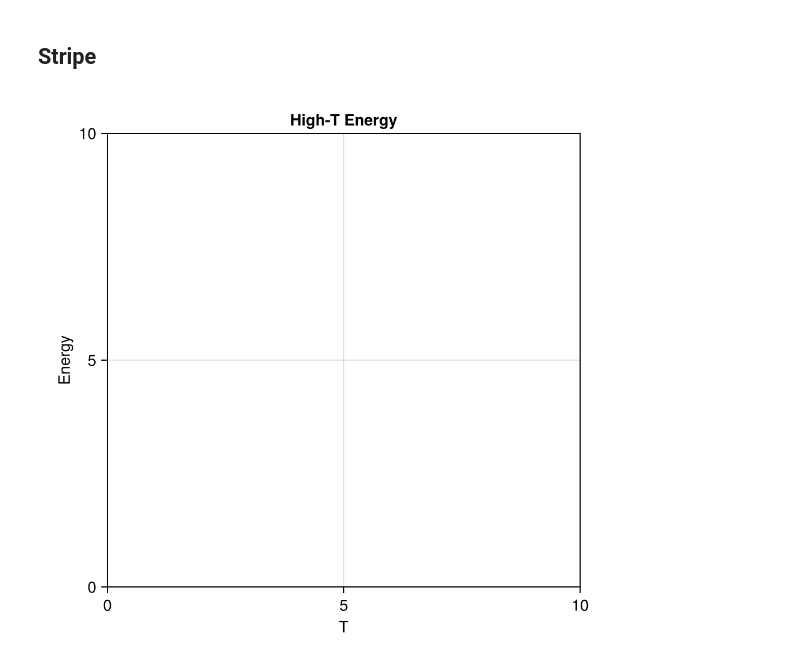
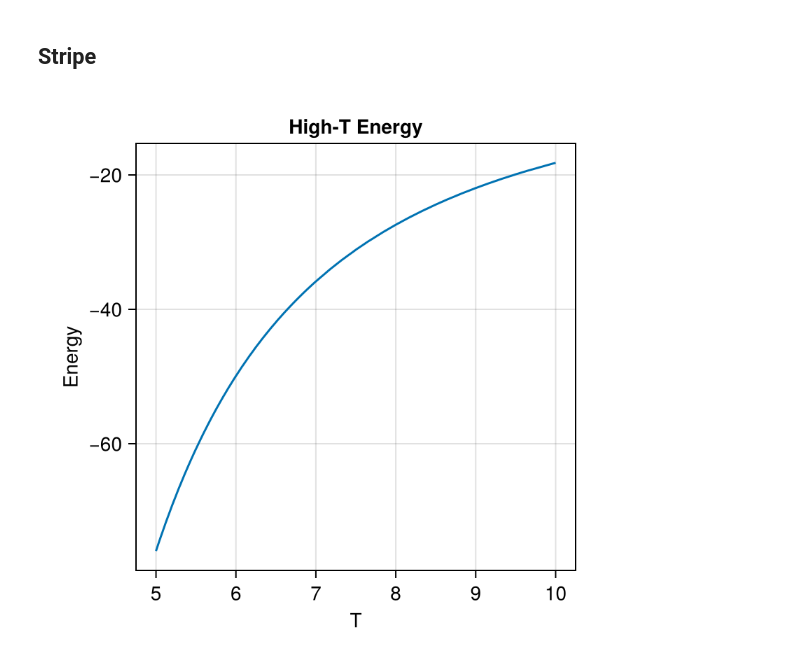
Before and after one commit to PatXue/WignerMolecule.jl, a Jupyter notebook: high-temp/plotting.ipynb, the cells around one changed output. Cells and saved outputs as stored; diff of their text form; code cells hidden in the pictures.

Commit message:
Correct getexpansion, add 1/n! and use -1/T

```diff
--- a/high-temp/plotting.ipynb
+++ b/high-temp/plotting.ipynb
@@ -32,7 +32,7 @@ returns closure accepting T
 function getexpansion(name, ord)
     all_data = load("expectations.jld2")
     energies = [measurement(all_data["$name/H$i"]) for i in 1:ord]
-    return T -> sum([(1/T)^(i-1) for i in 1:ord] .* energies)
+    return T -> getfield(sum([(-1/T)^(i-1)/factorial(i-1) for i in 1:ord] .* energies), :val)
 end
 # %% [output]
 getexpansion
@@ -41,6 +41,7 @@ getexpansion
 # %%
 fig = Figure(size=(400,400))
 fig[1,1] = ax = Axis(fig, title="High-T Energy", xlabel="T", ylabel="Energy")
+lines!(ax, 5..10, getexpansion("stripe", 4))
 fig
 # %% [output]
-[figure, old version]
+[figure, new version]
```
